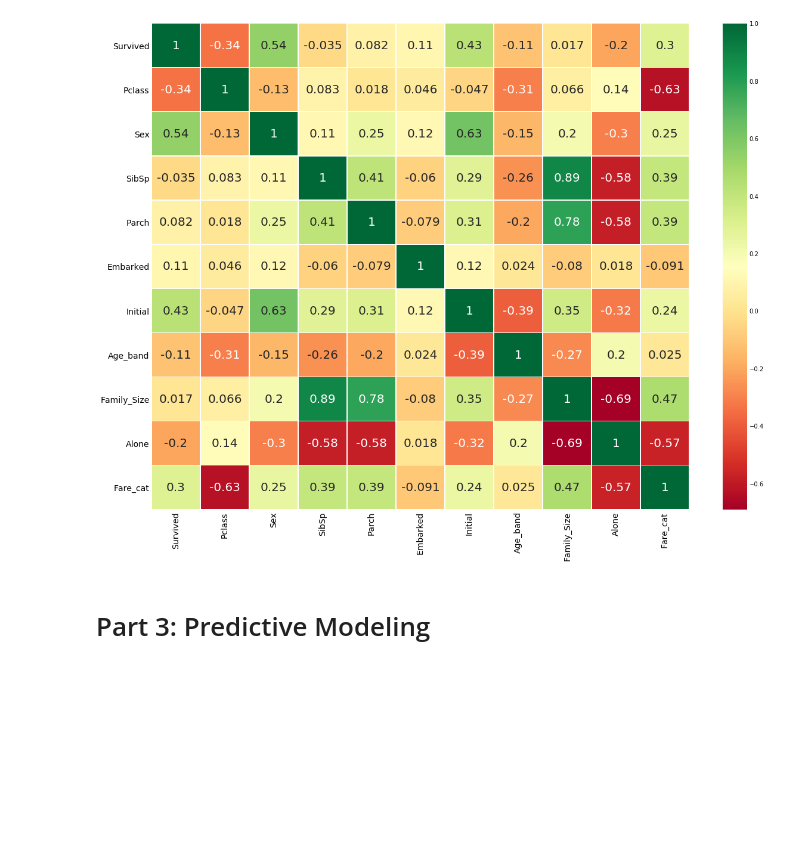
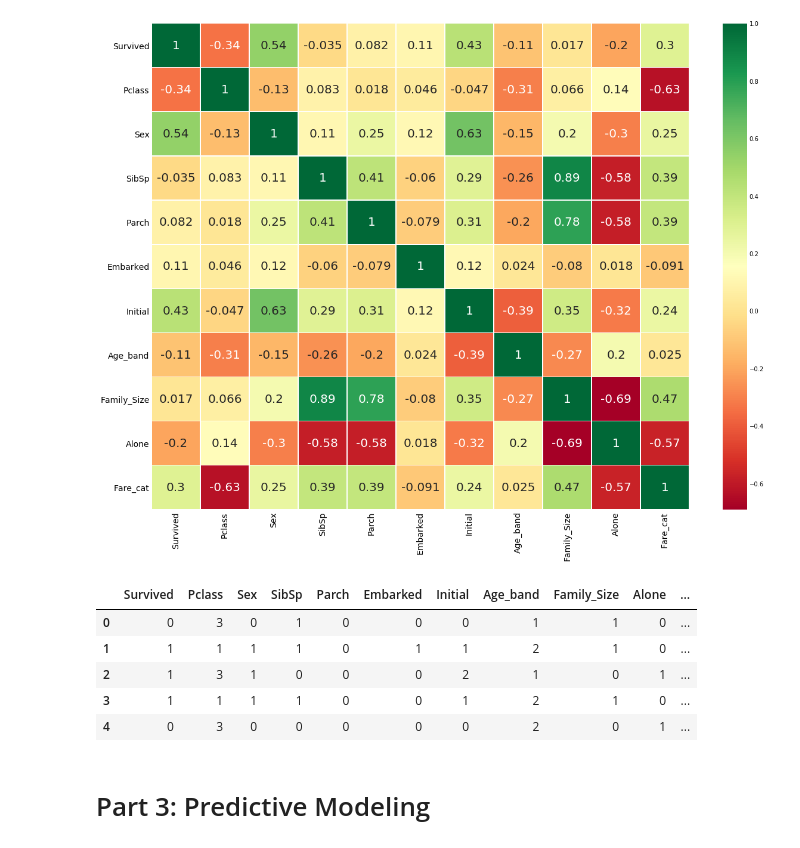
Before and after one commit to WinterBlue16/Kaggle, a Jupyter notebook: kernel03_Titanic EDA+Modeling.ipynb, the cells around one changed output. Cells and saved outputs as stored; diff of their text form; code cells hidden in the pictures; blank space fills up the shorter version.

```diff
--- a/kernel03_Titanic EDA+Modeling.ipynb
+++ b/kernel03_Titanic EDA+Modeling.ipynb
@@ -453,6 +453,15 @@ plt.yticks(fontsize=14)
 plt.show()
 # %% [output]
 [figure]
+# %%
+data.head()
+# %% [output]
+|  | Survived | Pclass | Sex | SibSp | Parch | Embarked | Initial | Age_band | Family_Size | Alone | ... |
+| 0 | 0 | 3 | 0 | 1 | 0 | 0 | 0 | 1 | 1 | 0 | ... |
+| 1 | 1 | 1 | 1 | 1 | 0 | 1 | 1 | 2 | 1 | 0 | ... |
+| 2 | 1 | 3 | 1 | 0 | 0 | 0 | 2 | 1 | 0 | 1 | ... |
+| 3 | 1 | 1 | 1 | 1 | 0 | 0 | 1 | 2 | 1 | 0 | ... |
+| 4 | 0 | 3 | 0 | 0 | 0 | 0 | 0 | 2 | 0 | 1 | ... |
 # %% [markdown]
 # Part 3: Predictive Modeling
 # %%
```
Also changed, not shown: parts of 19 cells of this notebook.
